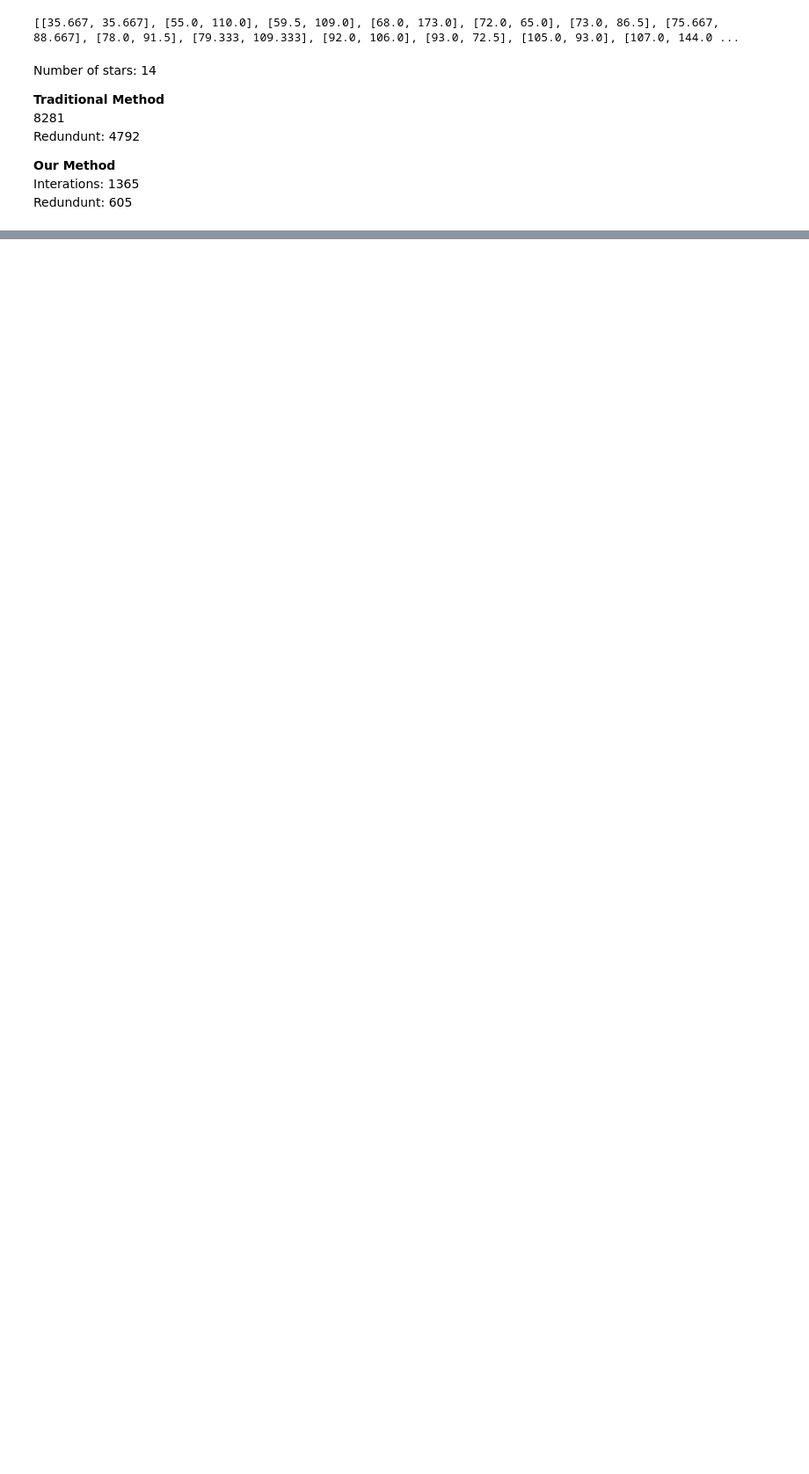
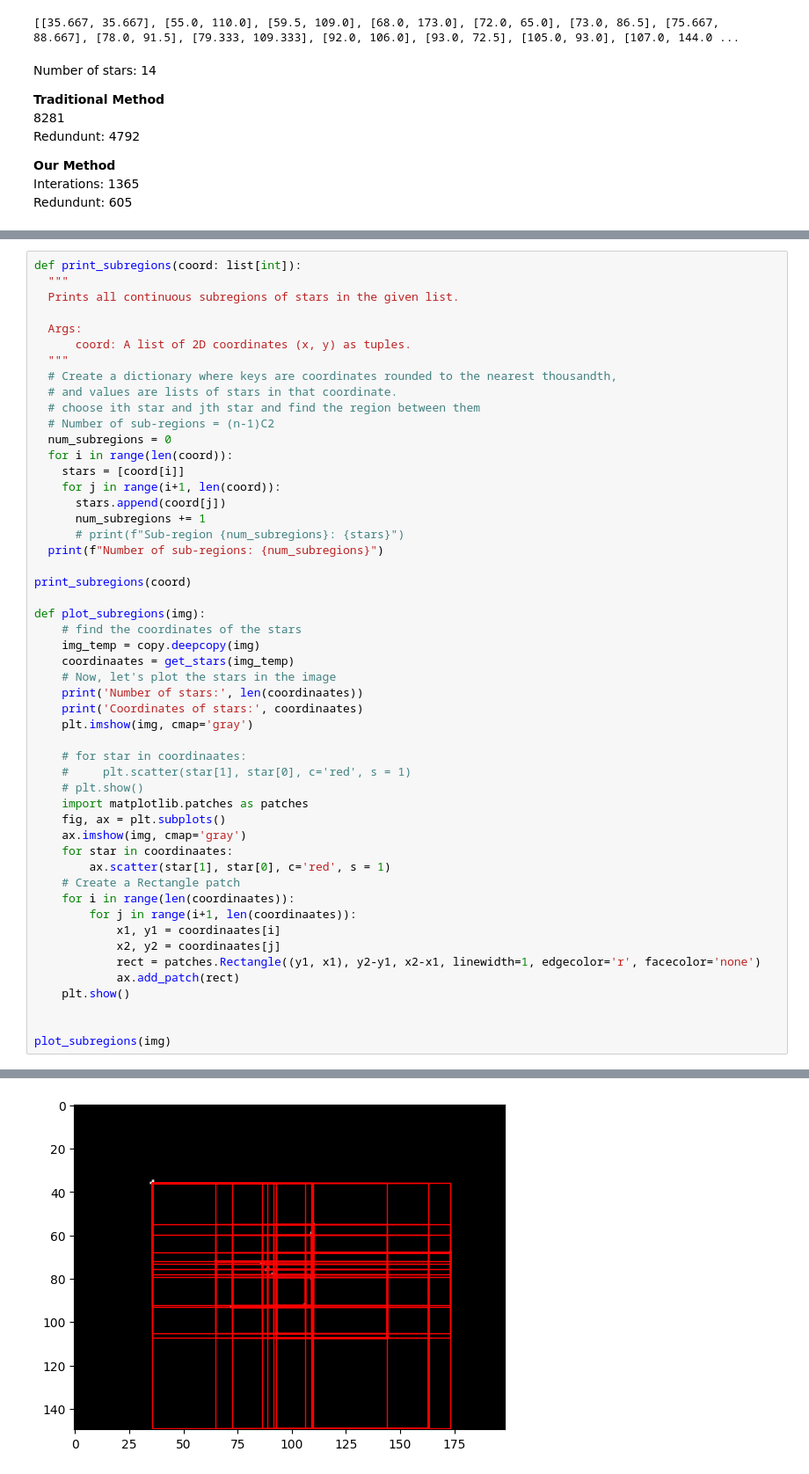
Before and after one commit to adithya-ananth/Star-Pattern-Recognition, a Jupyter notebook: Extracting_Coordinates/star_processing.ipynb, the cells around one changed output, grey strips where cells are left out. Shown at 88% size. Saved outputs shown, nothing was run; the diff lists cells and outputs as text; blank space fills up the shorter version.

```diff
--- a/Extracting_Coordinates/star_processing.ipynb
+++ b/Extracting_Coordinates/star_processing.ipynb
@@ -558,0 +581,52 @@ Redundunt: 4792
+# %%
+def print_subregions(coord: list[int]):
+  """
+  Prints all continuous subregions of stars in the given list.
+
+  Args:
+      coord: A list of 2D coordinates (x, y) as tuples.
+  """
+  # Create a dictionary where keys are coordinates rounded to the nearest thousandth,
+  # and values are lists of stars in that coordinate.
+  # choose ith star and jth star and find the region between them
+  # Number of sub-regions = (n-1)C2
+  num_subregions = 0
+  for i in range(len(coord)):
+    stars = [coord[i]]
+    for j in range(i+1, len(coord)):
+      stars.append(coord[j])
+      num_subregions += 1
+      # print(f"Sub-region {num_subregions}: {stars}")
+  print(f"Number of sub-regions: {num_subregions}")
+
+print_subregions(coord)
+
+def plot_subregions(img):
+    # find the coordinates of the stars
+    img_temp = copy.deepcopy(img)
+    coordinaates = get_stars(img_temp)
+    # Now, let's plot the stars in the image
+    print('Number of stars:', len(coordinaates))
+    print('Coordinates of stars:', coordinaates)
+    plt.imshow(img, cmap='gray')
+
+    # for star in coordinaates:
+    #     plt.scatter(star[1], star[0], c='red', s = 1)
+    # plt.show()
+    import matplotlib.patches as patches
+    fig, ax = plt.subplots()
+    ax.imshow(img, cmap='gray')
+    for star in coordinaates:
+        ax.scatter(star[1], star[0], c='red', s = 1)
+    # Create a Rectangle patch
+    for i in range(len(coordinaates)):
+        for j in range(i+1, len(coordinaates)):
+            x1, y1 = coordinaates[i]
+            x2, y2 = coordinaates[j]
+            rect = patches.Rectangle((y1, x1), y2-y1, x2-x1, linewidth=1, edgecolor='r', facecolor='none')
+            ax.add_patch(rect)
+    plt.show()
+
+
+plot_subregions(img)
+# %% [output]
@@ -558,0 +637 @@ Redundunt: 4792
+[figure, added]
```
Also changed, not shown: parts of 3 cells of this notebook, 7 other files.
